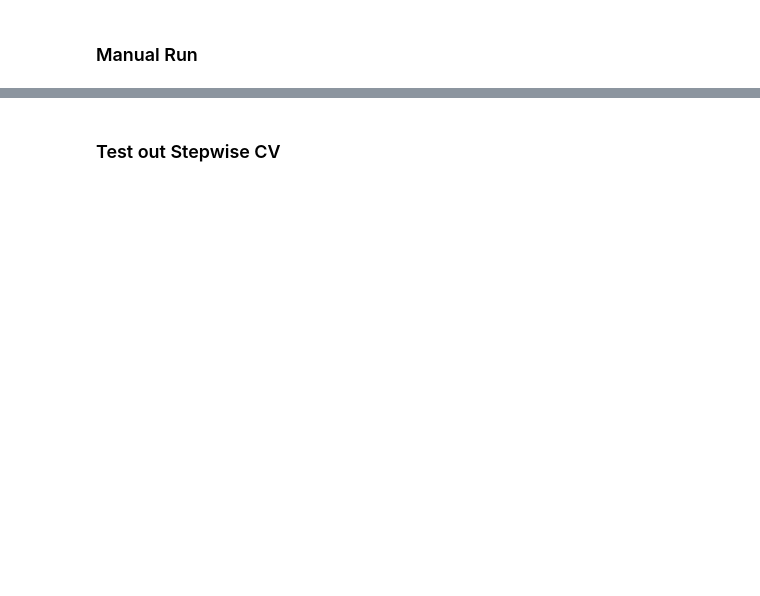
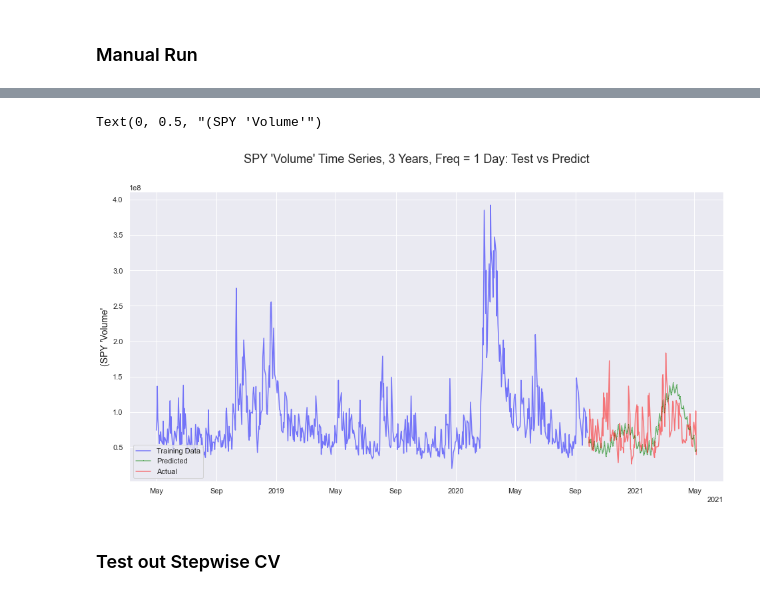
Before and after one commit to eggrollofchaos/i_spy_etf_price_predictions, a Jupyter notebook: crisp_dm_process/spy_yf_eda.ipynb, the cells around one changed output, grey strips where cells are left out. Saved outputs shown, nothing was run; the diff lists cells and outputs as text; code cells hidden in the pictures; blank space fills up the shorter version.

```diff
--- a/crisp_dm_process/spy_yf_eda.ipynb
+++ b/crisp_dm_process/spy_yf_eda.ipynb
@@ -426,3 +314,0 @@ ValueError: y should be a 1d array, got an array of shape (60, 2) instead.
-# %%
-endo_train, endo_test = pm.model_selection.train_test_split(en,
-            train_size = 50/100)
@@ -563,3 +415,0 @@ pam_3Y_best.fit(df_full_10Y_close, vol_10Y_df)
-# %%
-pam_3Y.run_stepwise_cv(en=True, ex=False, dynamic=True, visualize=True)
-Audio(sound_file, autoplay=True)
@@ -720,2 +415,0 @@ vol_3Y_df = pd.DataFrame(df_full_3Y_vol).reset_index()
-# %%
-full_3Y_pipe.fit(df_full_3Y_close, vol_3Y_df)
@@ -954,9 +514,14 @@ pipe.fit(y_train, X_train)
+# %%
+y_hat = pipe.predict(X=X_test)
 # %%
 fig, ax = plt.subplots(figsize=(16, 8))
 ax.plot(X_train, y_train, color='blue', alpha=0.5, label='Training Data')
 ax.plot(X_test, y_hat, color='green', marker=',', alpha=0.5, label='Predicted')
 ax.plot(X_test, y_test, color='red', alpha=0.5, label='Actual')
 ax.legend(loc='lower left', borderaxespad=0.5)
-fig.suptitle(f'{ylabel} Time Series, {timeframe}, Freq = {freq}: Test vs Predict\n', size=18)
-ax.set_title(f'Parameters: {params}', size=16)
-ax.set_ylabel(ylabel, size=14)
+fig.suptitle(f'SPY \'Volume\' Time Series, 3 Years, Freq = 1 Day: Test vs Predict\n', size=18)
+# ax.set_title(f'Parameters: {params}', size=16)
+ax.set_ylabel('(SPY \'Volume\'', size=14)
+# %% [output]
+Text(0, 0.5, "(SPY 'Volume'")
+[figure, added]
```
Also changed, not shown: parts of 158 cells of this notebook, 10 other files.
